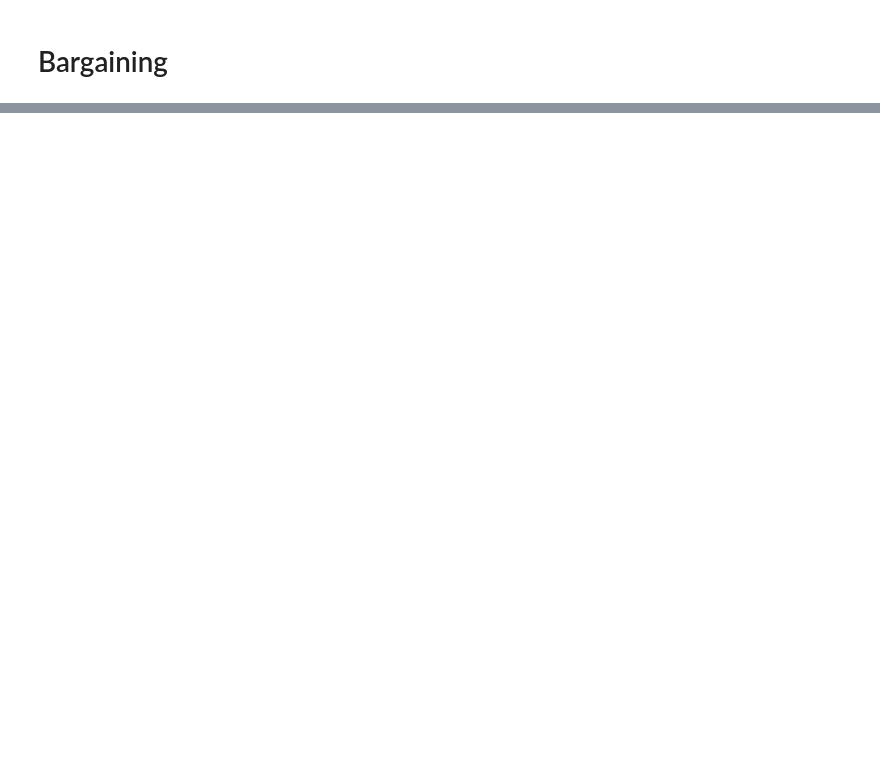
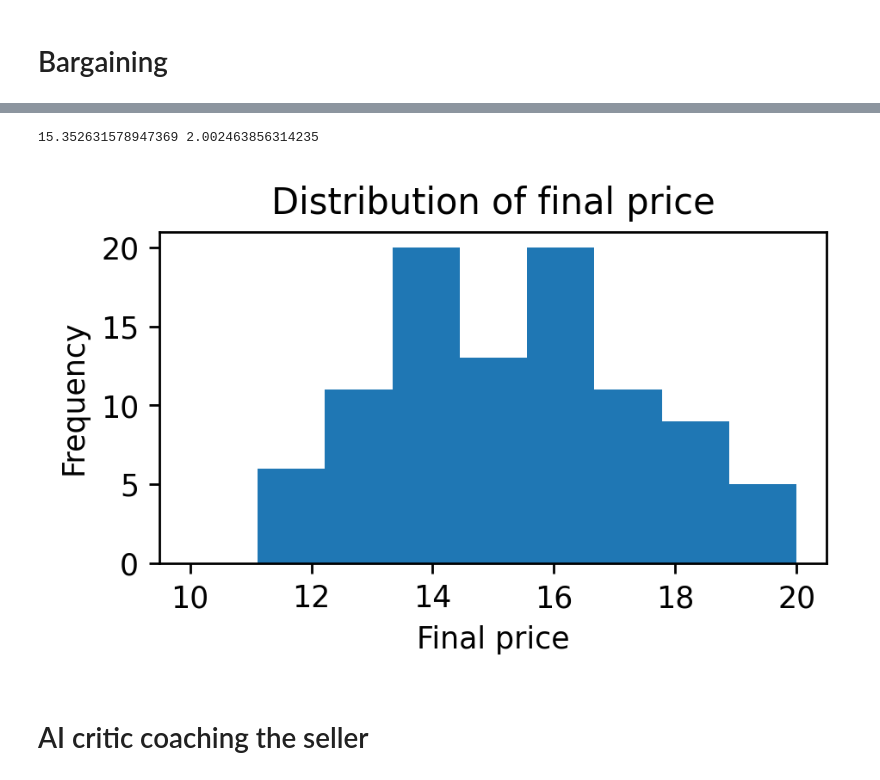
Before and after one commit to FranxYao/GPT-Bargaining, a Jupyter notebook: gpt_bargain_dev.ipynb, the cells around one changed output, grey strips where cells are left out. Saved outputs shown, nothing was run; the diff lists cells and outputs as text; code cells hidden in the pictures; blank space fills up the shorter version.

```diff
--- a/gpt_bargain_dev.ipynb
+++ b/gpt_bargain_dev.ipynb
@@ -61,3 +60,5 @@ buyer = GPTAgent(initial_instruction=buyer_initial_instruction)
 # %%
-buyer.dialog_history
+moderator_initial_dialog_history = load_initial_instructions("instructions/moderator.txt")
+moderator = ModeratorAgent(initial_dialog_history=moderator_initial_dialog_history, agent_type="moderator", engine="gpt-3.5-turbo")
+pprint(moderator.dialog_history)
 # %% [output]
@@ -73,3 +129,7 @@ for _ in tqdm(range(5)):
 # %%
-buyer.dialog_history
+buyer.reset()
+seller.reset()
+moderator.reset()
+final_price = run(buyer, seller, moderator, n=5)
+print('FINAL PRICE: %s' % final_price)
 # %% [output]
@@ -94,0 +149,13 @@ buyer.dialog_history
+# %%
+final_prices = []
+with open("outputs/initial_100_runs.txt", "w") as fd:
+    for i in range(100):
+        wprint("==== ROUND %d ====" % i, fd)
+        buyer.reset()
+        seller.reset()
+        moderator.reset()
+        final_price = run(buyer, seller, moderator, n=5, fd=fd)
+        wprint('FINAL PRICE: %s' % final_price, fd)
+        if(final_price != -1):
+            final_prices.append(float(final_price))
+        wprint("\n\n", fd)
@@ -94,0 +180,29 @@ buyer.dialog_history
+# %%
+print(np.average(final_prices), np.std(final_prices))
+# %% [output]
+15.352631578947369 2.002463856314235
+# %%
+# Example list of data
+data = np.array(final_prices)
+
+# Divide data into 9 bins
+bins = np.linspace(10, 20, 10)
+
+# Compute histogram of the data
+hist, bins = np.histogram(data, bins=bins)
+
+# Create a bar plot using Matplotlib
+plt.figure(figsize=(4, 2), dpi=250)
+plt.bar(bins[:-1], hist, width=(bins[1]-bins[0]), align='edge')
+
+# Set the title and axis labels
+plt.title('Distribution of final price')
+plt.xlabel('Final price')
+plt.ylabel('Frequency')
+
+# Display the plot
+plt.show()
+# %% [output]
+[figure, added]
+# %% [markdown]
+# AI critic coaching the seller
```
Also changed, not shown: parts of 22 cells of this notebook, 16 other files.
